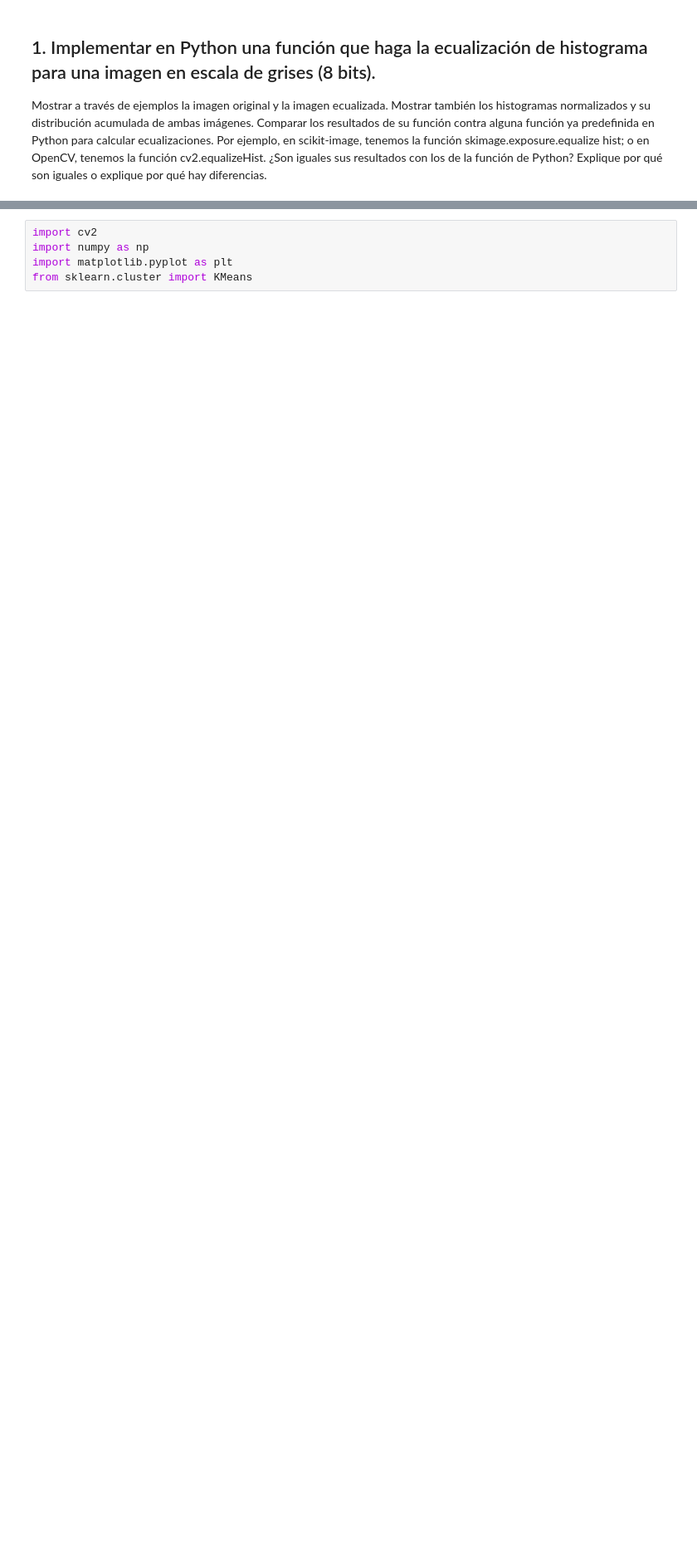
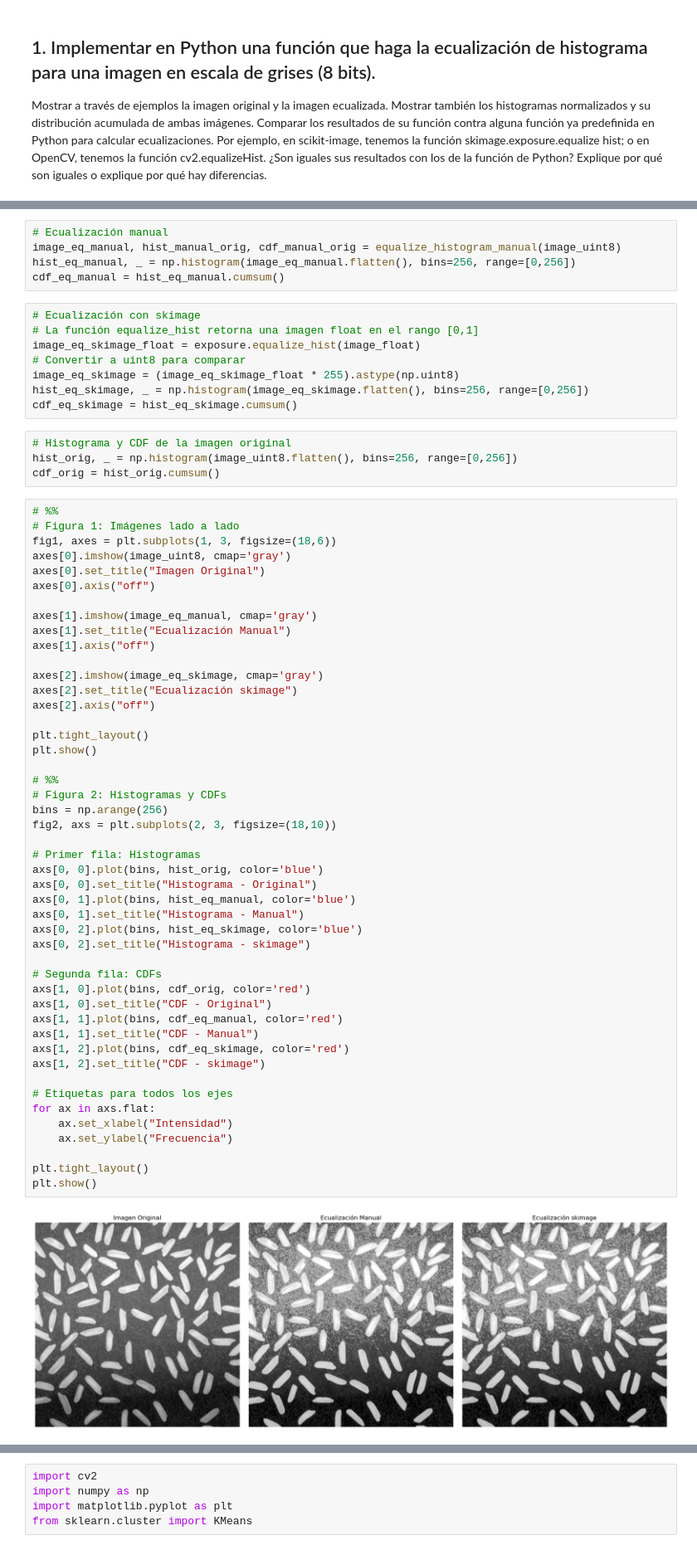
Before and after one commit to Diego2250/CV-LAB1, a Jupyter notebook: lab1.ipynb, the cells around one changed output, grey strips where cells are left out. Shown at 83% size. Cells and saved outputs as stored; diff of their text form; blank space fills up the shorter version.

```diff
--- a/lab1.ipynb
+++ b/lab1.ipynb
@@ -86,0 +50,66 @@ cdf = hist.cumsum()
+# %%
+# Ecualización manual
+image_eq_manual, hist_manual_orig, cdf_manual_orig = equalize_histogram_manual(image_uint8)
+hist_eq_manual, _ = np.histogram(image_eq_manual.flatten(), bins=256, range=[0,256])
+cdf_eq_manual = hist_eq_manual.cumsum()
+# %%
+# Ecualización con skimage
+# La función equalize_hist retorna una imagen float en el rango [0,1]
+image_eq_skimage_float = exposure.equalize_hist(image_float)
+# Convertir a uint8 para comparar
+image_eq_skimage = (image_eq_skimage_float * 255).astype(np.uint8)
+hist_eq_skimage, _ = np.histogram(image_eq_skimage.flatten(), bins=256, range=[0,256])
+cdf_eq_skimage = hist_eq_skimage.cumsum()
+# %%
+# Histograma y CDF de la imagen original
+hist_orig, _ = np.histogram(image_uint8.flatten(), bins=256, range=[0,256])
+cdf_orig = hist_orig.cumsum()
+# %%
+# %%
+# Figura 1: Imágenes lado a lado
+fig1, axes = plt.subplots(1, 3, figsize=(18,6))
+axes[0].imshow(image_uint8, cmap='gray')
+axes[0].set_title("Imagen Original")
+axes[0].axis("off")
+
+axes[1].imshow(image_eq_manual, cmap='gray')
+axes[1].set_title("Ecualización Manual")
+axes[1].axis("off")
+
+axes[2].imshow(image_eq_skimage, cmap='gray')
+axes[2].set_title("Ecualización skimage")
+axes[2].axis("off")
+
+plt.tight_layout()
+plt.show()
+
+# %%
+# Figura 2: Histogramas y CDFs
+bins = np.arange(256)
+fig2, axs = plt.subplots(2, 3, figsize=(18,10))
+
+# Primer fila: Histogramas
+axs[0, 0].plot(bins, hist_orig, color='blue')
+axs[0, 0].set_title("Histograma - Original")
+axs[0, 1].plot(bins, hist_eq_manual, color='blue')
+axs[0, 1].set_title("Histograma - Manual")
+axs[0, 2].plot(bins, hist_eq_skimage, color='blue')
+axs[0, 2].set_title("Histograma - skimage")
+
+# Segunda fila: CDFs
+axs[1, 0].plot(bins, cdf_orig, color='red')
+axs[1, 0].set_title("CDF - Original")
+axs[1, 1].plot(bins, cdf_eq_manual, color='red')
+axs[1, 1].set_title("CDF - Manual")
+axs[1, 2].plot(bins, cdf_eq_skimage, color='red')
+axs[1, 2].set_title("CDF - skimage")
+
+# Etiquetas para todos los ejes
+for ax in axs.flat:
+    ax.set_xlabel("Intensidad")
+    ax.set_ylabel("Frecuencia")
+
+plt.tight_layout()
+plt.show()
+# %% [output]
+[figure, added]
```
Also changed, not shown: parts of 18 cells of this notebook, 3 other files.
